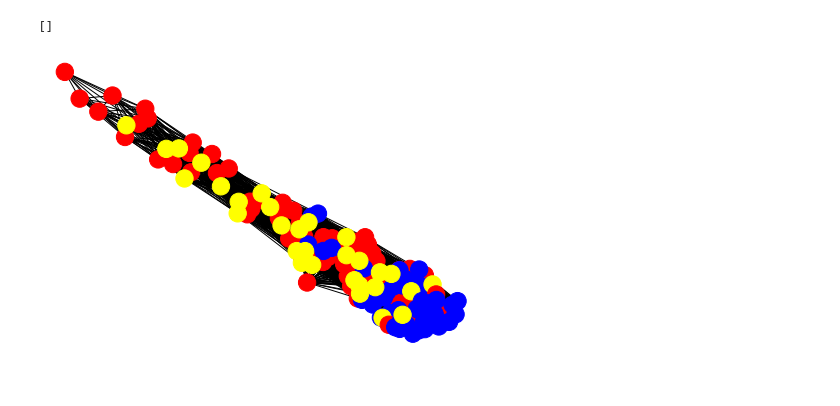
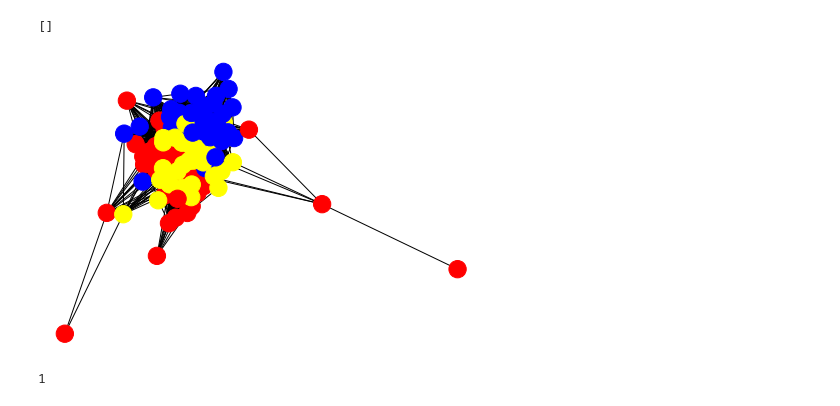
Before and after one commit to SirUnknown2/colonoscopy-videos-classification, a Jupyter notebook: MLPColonoscopy.ipynb, the cells around one changed output. Drawn from its saved outputs; the diff is of its cells as text; code cells hidden in the pictures.

```diff
--- a/MLPColonoscopy.ipynb
+++ b/MLPColonoscopy.ipynb
@@ -54,10 +48,12 @@ model = Sequential([
 
     Dense(5, activation='sigmoid'),
 
-    Dense(3, activation='sigmoid')
+    Dense(3, activation='relu')
 ])
 
 model.compile(optimizer='Adam',
               loss='binary_crossentropy',
               metrics=['accuracy']
              )
+model.summary()
+model.save_weights('model_weights/initial_weights_colonoscopy')
@@ -63,0 +76,11 @@ model.compile(optimizer='Adam',
+# %%
+acc = 0
+j = 0
+for train_index, test_index in LeaveOneOut().split(features):
+    x_train, x_test = features.iloc[train_index,:], features.iloc[test_index,:]
+    y_train, y_test = classes.iloc[train_index,:], classes.iloc[test_index,:]
+    model.load_weights('model_weights/initial_weights_colonoscopy')
+    with io.capture_output() as captured:
+        model.fit(x_train, y_train, epochs=500)
+    acc += model.evaluate(x_test, y_test)[1]
+    j+=1
@@ -92,5 +123,5 @@ for col_name in tqdm(features.columns):
         with tf.GradientTape() as tape:
             pred = model(points, training=False)
         grads = tape.gradient(pred, points)
-        grad_sum += grads.numpy()
-saliency_order = np.argsort(sum(grad_sum))
+        grad_sum += np.abs(grads.numpy())
+saliency_order = np.argsort(-np.sum(np.abs(grad_sum), 0))
@@ -97,30 +144,34 @@ saliency_order = np.argsort(sum(grad_sum))
 # %%
-num_features = 250
+num_features = 100
 salient_features = features.iloc[:,saliency_order[0:num_features]]
 A = np.zeros((features.shape[0], features.shape[0]))
 for i in features.index:
     for j in range(i):
         A[i,j] = np.linalg.norm(salient_features.iloc[i,:] - salient_features.iloc[j,:])
 A = A + np.transpose(A)
-p = np.median(A).astype('int')
-# p = 1.5
+# p = np.median(A).astype('int')
+# print(np.max(A))
+p = 1.6
 A = (A < p)
 A = A - np.eye(A.shape[0])
+rows, cols = np.where(A==1)
+edges = zip(rows.tolist(), cols.tolist())
+G = nx.Graph()
+G.add_edges_from(edges, node_size=1)
+color_map = np.array([])
+for node in G:
+    if (class_label[node]==0):
+        color_map = np.append(color_map, 'red')
+    elif (class_label[node]==1):
+        color_map = np.append(color_map, 'blue')
+    else:
+        color_map = np.append(color_map, 'yellow')
+nx.draw(G, node_color=color_map)
+plt.plot()
+# %% [output]
+[]
+[figure, added]
-# %%
-rows, cols = np.where(A==1)
-edges = zip(rows.tolist(), cols.tolist())
-G = nx.Graph()
-G.add_edges_from(edges, node_size=1)
-color_map = np.array([])
-for node in G:
-    if (class_label[node]==0):
-        color_map = np.append(color_map, 'red')
-    elif (class_label[node]==1):
-        color_map = np.append(color_map, 'blue')
-    else:
-        color_map = np.append(color_map, 'yellow')
-nx.draw(G, node_color=color_map)
-plt.plot()
-# %% [output]
-[]
-[figure, removed]
+# %%
+print(p)
+# %% [output]
+1
```
Also changed, not shown: parts of 10 cells of this notebook, 8 other files.
